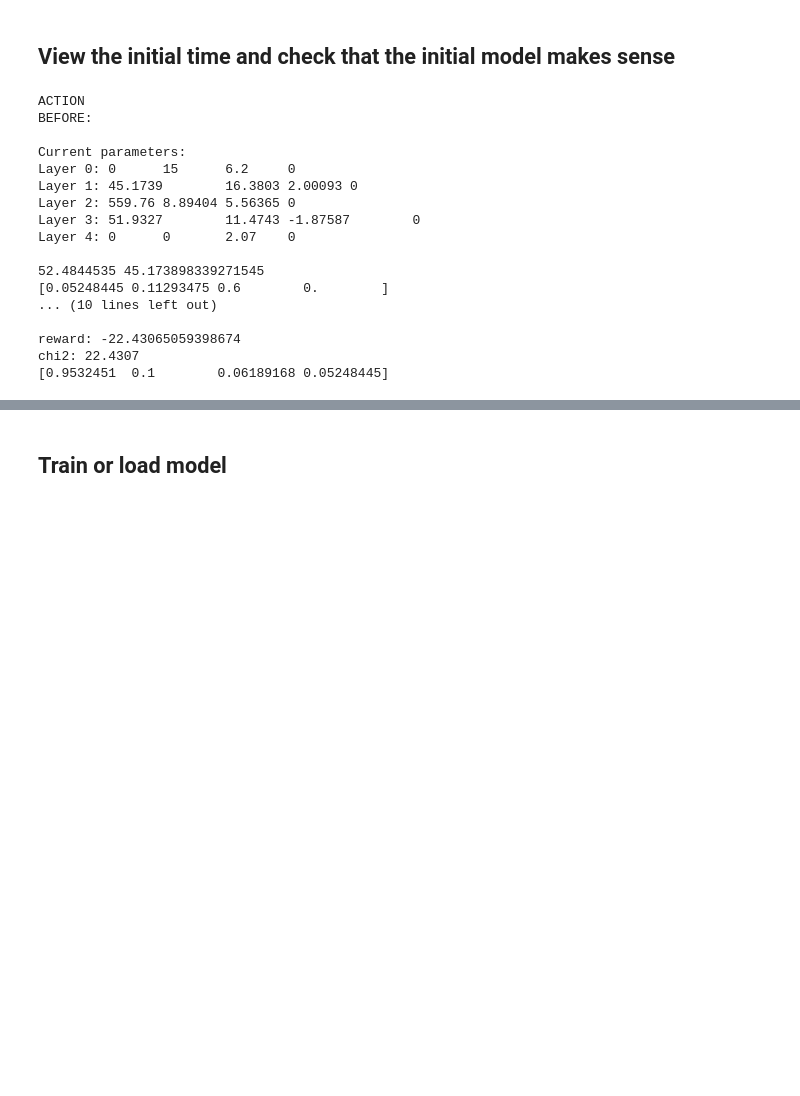
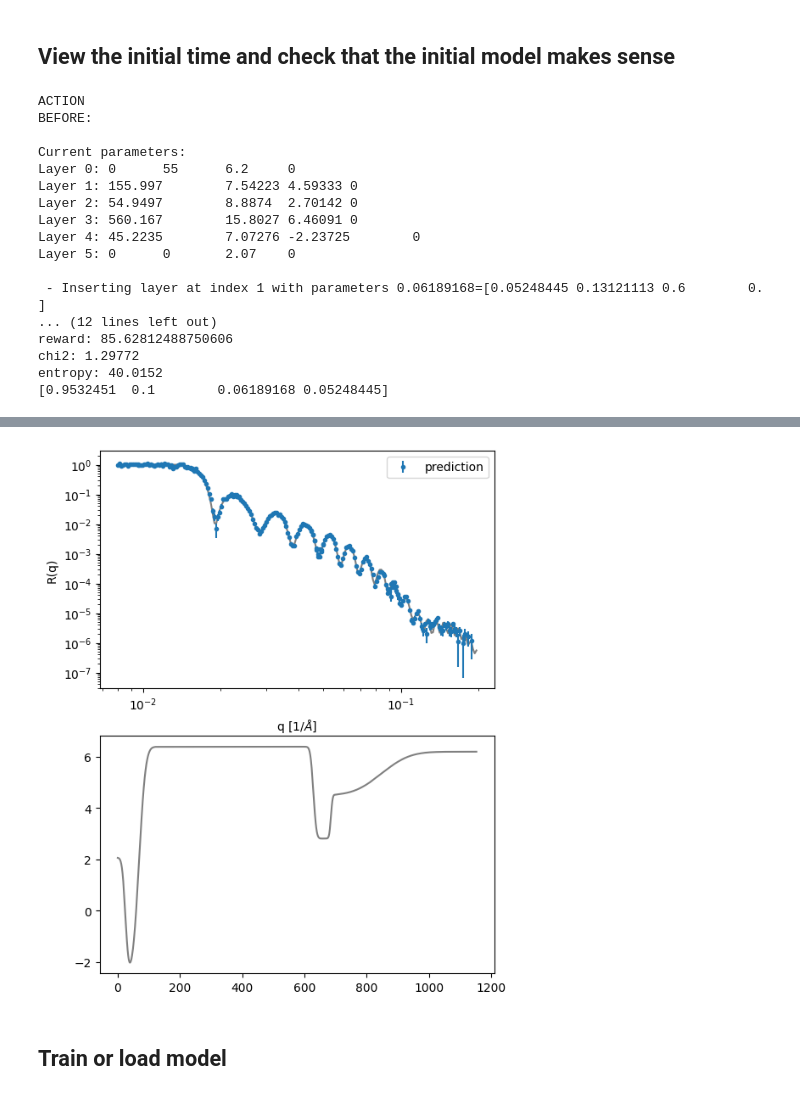
Before and after one commit to mdoucet/time-resolved-nr, a Jupyter notebook: notebooks/steady-state.ipynb, the cells around one changed output, grey strips where cells are left out. Saved outputs shown, nothing was run; the diff lists cells and outputs as text; code cells hidden in the pictures; blank space fills up the shorter version.

```diff
--- a/notebooks/steady-state.ipynb
+++ b/notebooks/steady-state.ipynb
@@ -75,7 +107,7 @@ RESET
 ## View the initial time and check that the initial model makes sense
 # %%
 # choose a random action or use our initial fit
-env.reset()
+#env.reset()
 action = env.action_space.sample()
 
 # Inserting layers
@@ -88,15 +120,16 @@ action = np.asarray([0.9532451,  .10, 0.06189168,  0.0524844535])
 #action = np.asarray([0.,  0., 0,  0.24844535])
 
 print("ACTION")
-env.engine = None
+env.engine = 'dream'
 
 # take the action and get the information from the environment
 new_state, reward, terminated, truncated, info = env.step(action, True)
-#new_state, reward, terminated, truncated, info = env.step(action)
+new_state, reward, terminated, truncated, info = env.step(action)
 #new_state, reward, terminated, truncated, info = env.step(action)
 #new_state, reward, terminated, truncated, info = env.step(action)
 print("reward: %s" % reward)
 print("chi2: %g" % env.chi2)
+print("entropy: %g" % env.entropy)
 
 # show the current position and reward
 env.render(action=action, reward=reward)
@@ -108,16 +141,16 @@ ACTION
 BEFORE:
 
 Current parameters:
-Layer 0: 0      15      6.2     0
-Layer 1: 45.1739        16.3803 2.00093 0
-Layer 2: 559.76 8.89404 5.56365 0
-Layer 3: 51.9327        11.4743 -1.87587        0
-Layer 4: 0      0       2.07    0
+Layer 0: 0      55      6.2     0
+Layer 1: 155.997        7.54223 4.59333 0
+Layer 2: 54.9497        8.8874  2.70142 0
+Layer 3: 560.167        15.8027 6.46091 0
+Layer 4: 45.2235        7.07276 -2.23725        0
+Layer 5: 0      0       2.07    0
 
-52.4844535 45.173898339271545
-[0.05248445 0.11293475 0.6        0.        ]
-... (10 lines left out)
-
-reward: -22.43065059398674
-chi2: 22.4307
+ - Inserting layer at index 1 with parameters 0.06189168=[0.05248445 0.13121113 0.6        0.        ]
+... (12 lines left out)
+reward: 85.62812488750606
+chi2: 1.29772
+entropy: 40.0152
 [0.9532451  0.1        0.06189168 0.05248445]
@@ -126,3 +157,4 @@ chi2: 22.4307
+[figure, added]
 # %% [markdown]
 ## Train or load model
 # %%
```
Also changed, not shown: parts of 7 cells of this notebook, 2 other files.
